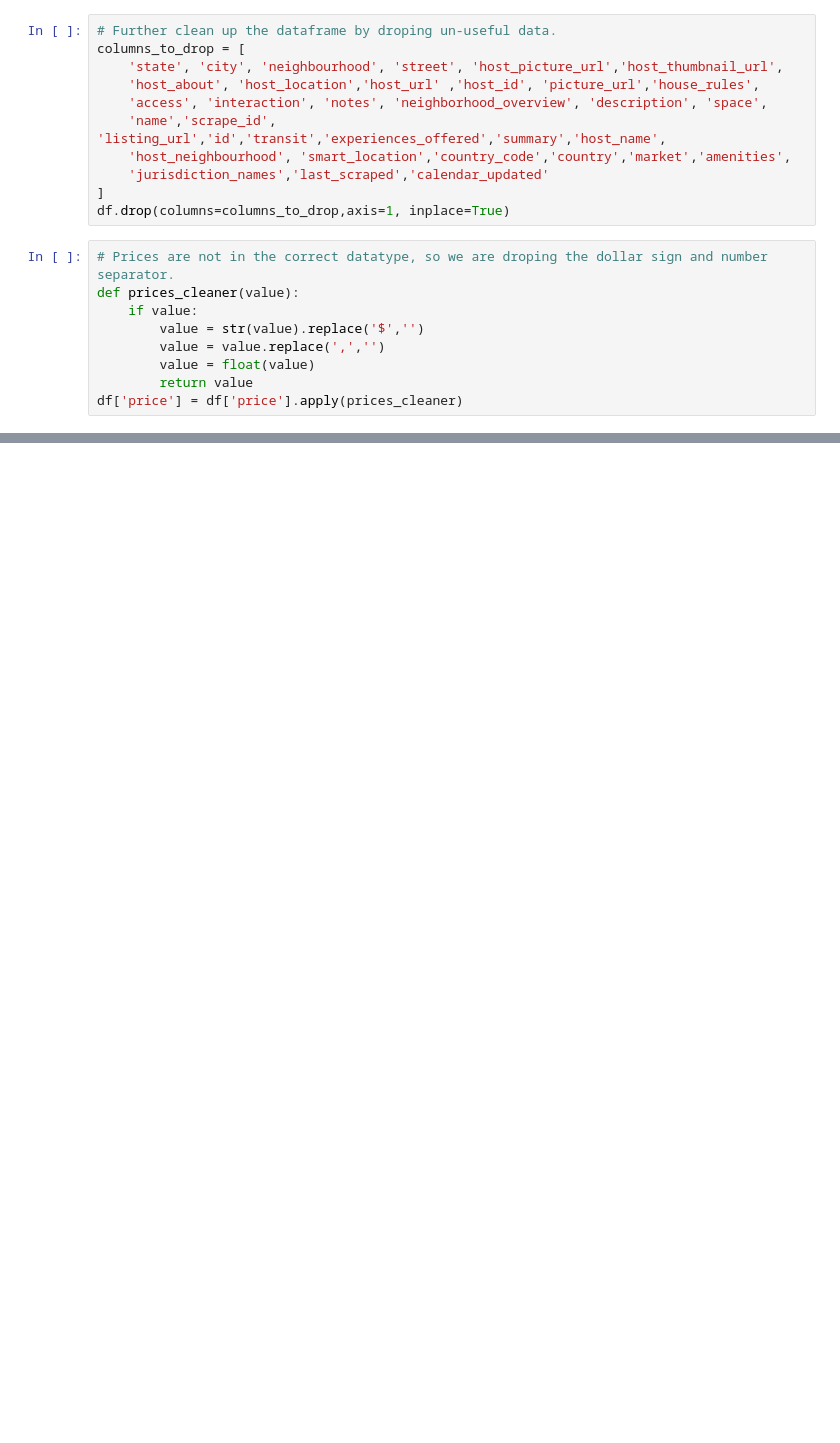
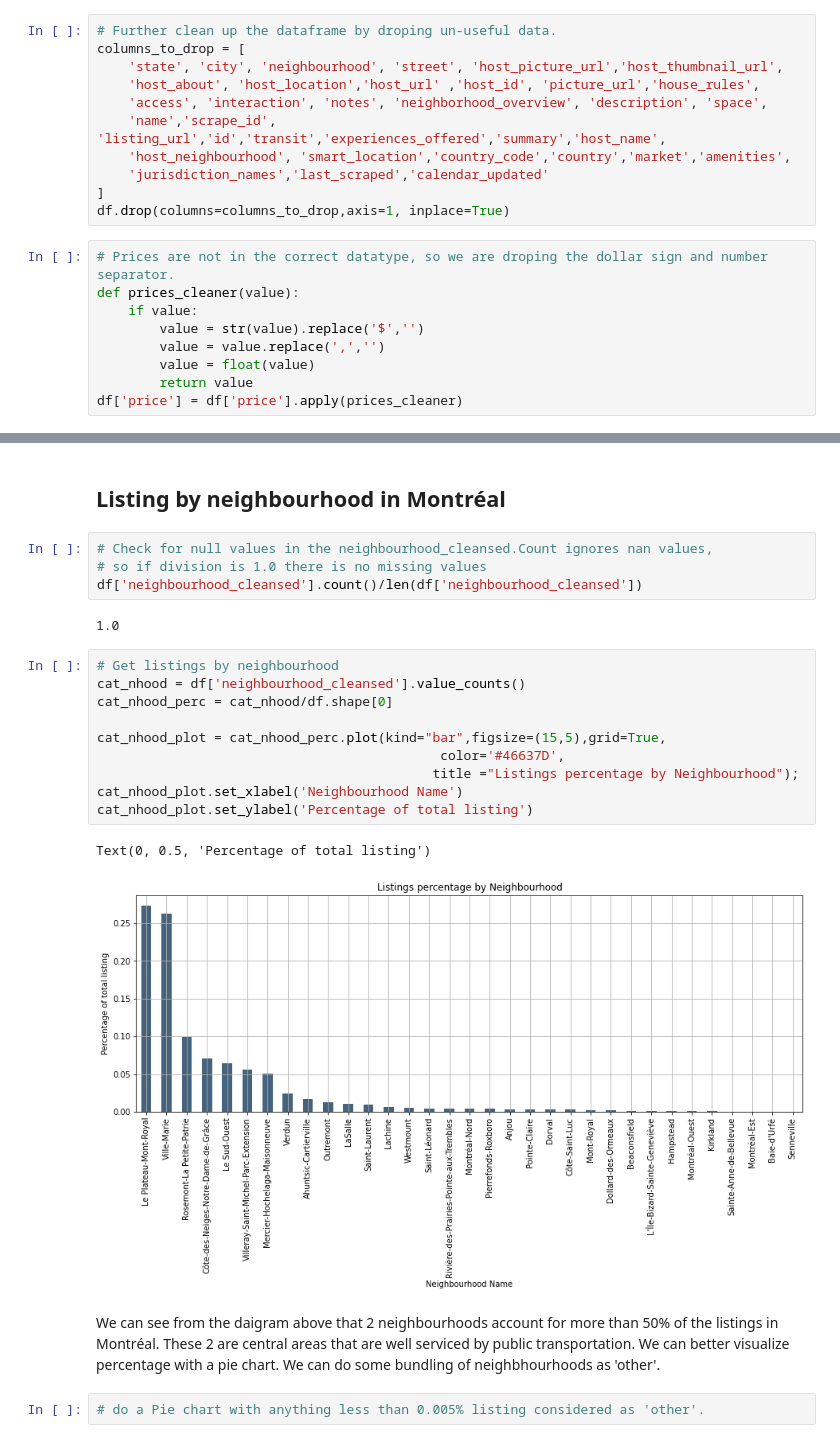
Before and after one commit to FaiBarazi/airbnb_mtl_prices, a Jupyter notebook: airbnb_mtl_prices.ipynb, the cells around one changed output, grey strips where cells are left out. Cells and saved outputs as stored; diff of their text form; blank space fills up the shorter version.

Commit message:
Add listing by neighbourhood and room type.

```diff
--- a/airbnb_mtl_prices.ipynb
+++ b/airbnb_mtl_prices.ipynb
@@ -109,0 +106,26 @@ df['price'] = df['price'].apply(prices_cleaner)
+# %% [markdown]
+## Listing by neighbourhood in Montréal
+# %%
+# Check for null values in the neighbourhood_cleansed.Count ignores nan values,
+# so if division is 1.0 there is no missing values
+df['neighbourhood_cleansed'].count()/len(df['neighbourhood_cleansed'])
+# %% [output]
+1.0
+# %%
+# Get listings by neighbourhood
+cat_nhood = df['neighbourhood_cleansed'].value_counts()
+cat_nhood_perc = cat_nhood/df.shape[0]
+
+cat_nhood_plot = cat_nhood_perc.plot(kind="bar",figsize=(15,5),grid=True,
+                                            color='#46637D',
+                                           title ="Listings percentage by Neighbourhood");
+cat_nhood_plot.set_xlabel('Neighbourhood Name')
+cat_nhood_plot.set_ylabel('Percentage of total listing')
+# %% [output]
+Text(0, 0.5, 'Percentage of total listing')
+[figure, added]
+# %% [markdown]
+We can see from the daigram above that 2 neighbourhoods account for more than 50% of the listings in Montréal. These 2 are central areas that are well serviced by public transportation.
+We can better visualize percentage with a pie chart. We can do some bundling of neighbhourhoods as 'other'.
+# %%
+# do a Pie chart with anything less than 0.005% listing considered as 'other'.
```
Also changed, not shown: parts of 9 cells of this notebook.
